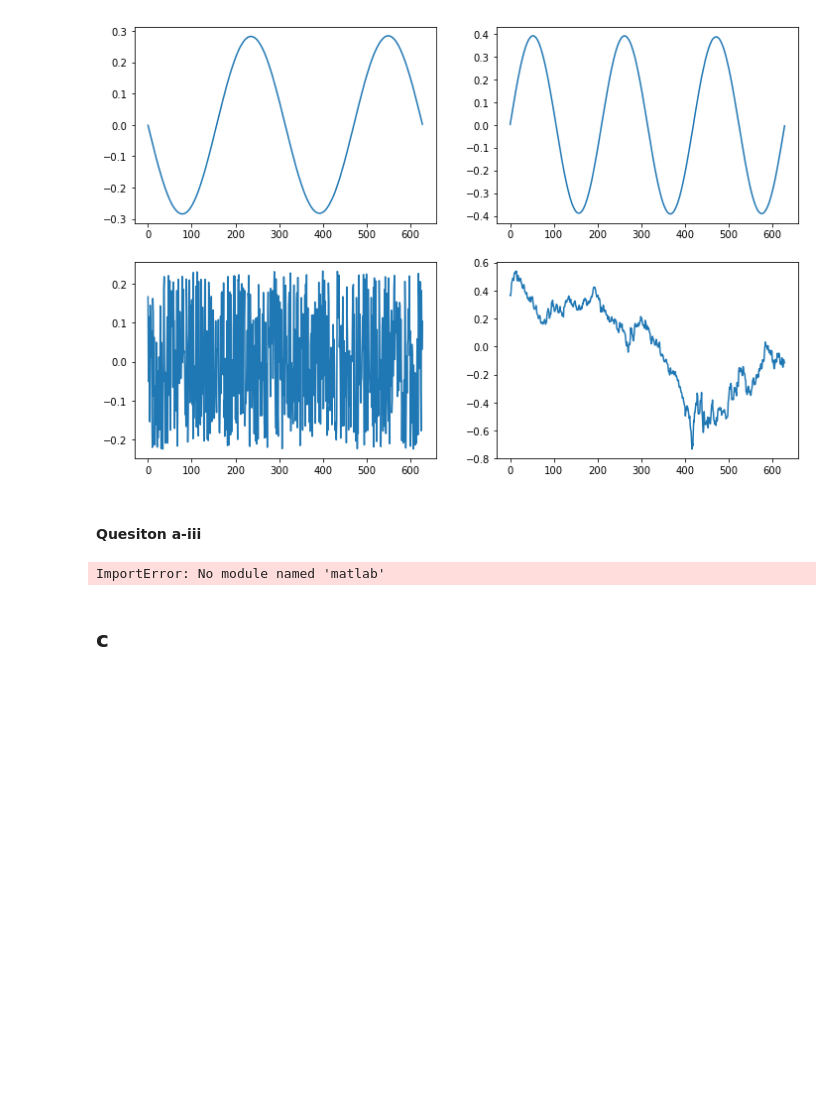
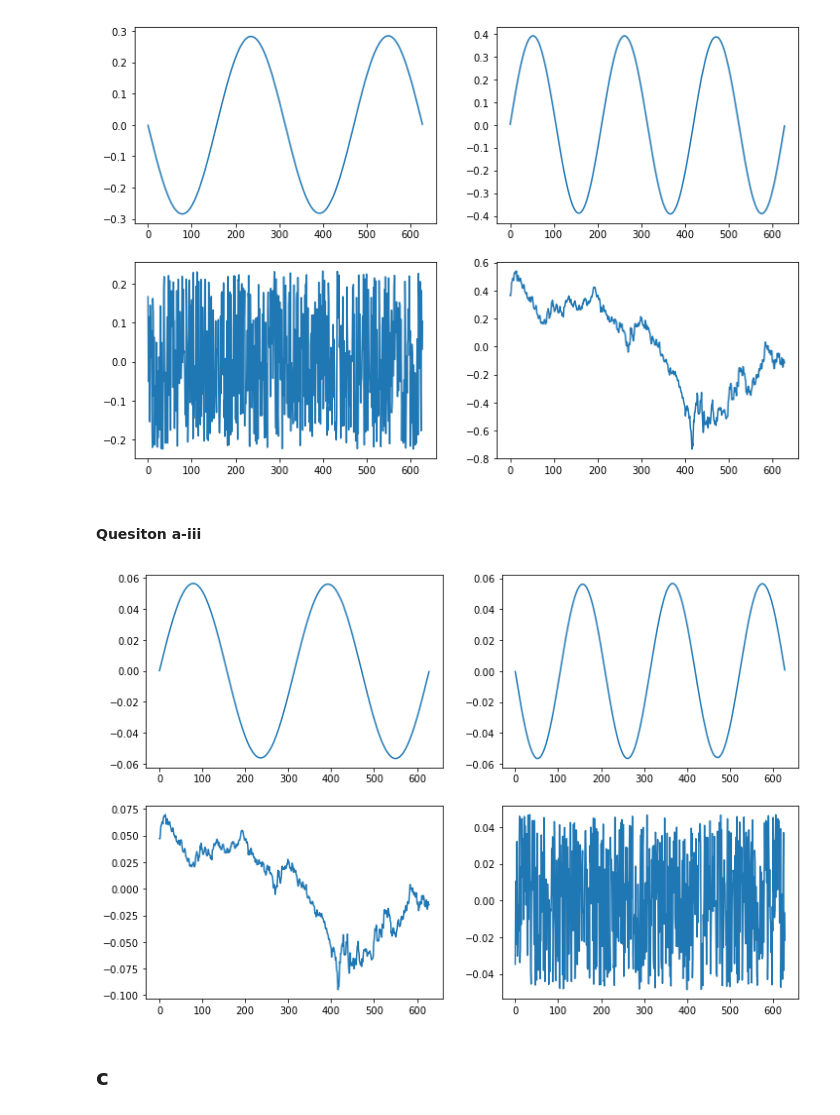
Before and after one commit to zyu47/MATH532, a Jupyter notebook: ps3/Programming.ipynb, the cells around one changed output. Cells and saved outputs as stored; diff of their text form; code cells hidden in the pictures; blank space fills up the shorter version.

```diff
--- a/ps3/Programming.ipynb
+++ b/ps3/Programming.ipynb
@@ -104,7 +115,21 @@ plt.show()
 #### Quesiton a-iii
 # %%
 import matlab.engine
+eng = matlab.engine.start_matlab()
-# %% [output]
-ImportError: No module named 'matlab'
+# %%
+u,v,x,c,s = eng.gsvd(matlab.double((dX/np.sqrt(2)).tolist()), matlab.double(X.tolist()), 0,nargout=5)
+
+psi = np.linalg.inv(np.array(x).T)
+
+phi = X@psi
+# %%
+plt.figure(figsize=(12,8))
+for i in range(2):
+    for j in range(2):
+        plt.subplot(2,2, i*2 + j + 1)
+        plt.plot(phi[:, i*2+j])
+plt.show()
+# %% [output]
+[figure, added]
 # %% [markdown]
 ## c
```
Also changed, not shown: parts of 18 cells of this notebook, 21 other files.
